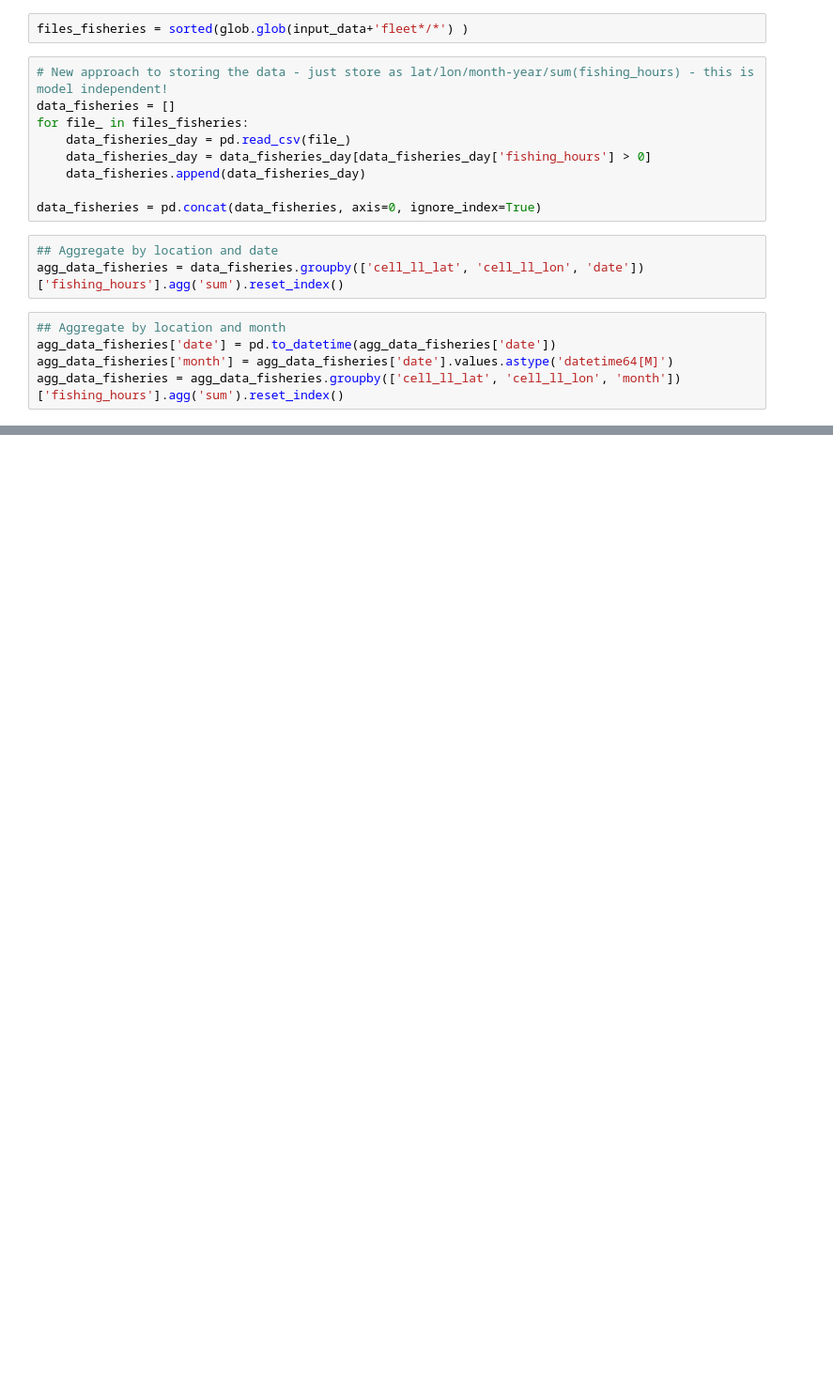
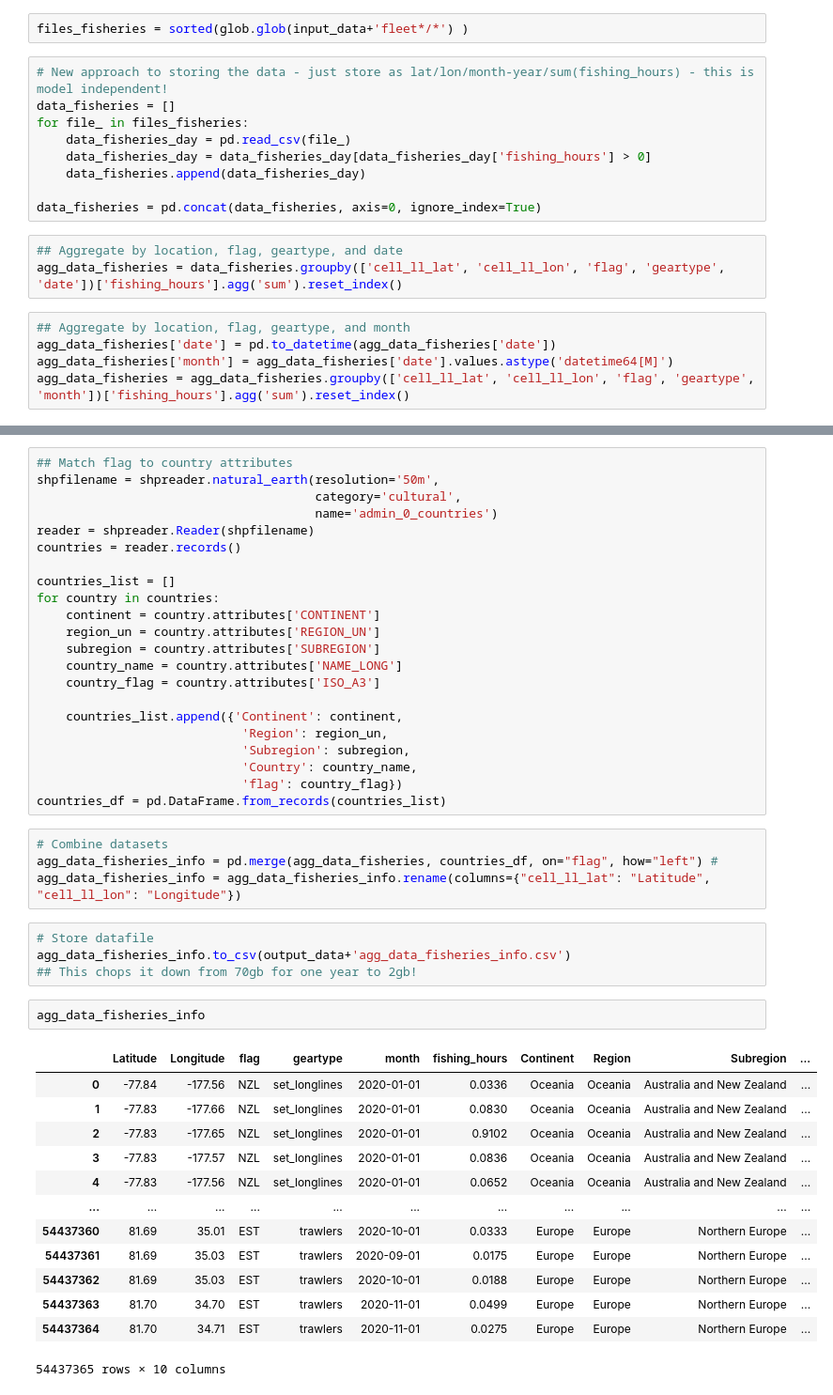
Before and after one commit to fanqi203/plasticparcels, a Jupyter notebook: src/release/create_fisheries_release.ipynb, the cells around one changed output, grey strips where cells are left out. Shown: that part at 94% size. Saved outputs shown, nothing was run; the diff lists cells and outputs as text; blank space fills up the shorter version.

```diff
--- a/src/release/create_fisheries_release.ipynb
+++ b/src/release/create_fisheries_release.ipynb
@@ -23,12 +24,12 @@ for file_ in files_fisheries:
 
 data_fisheries = pd.concat(data_fisheries, axis=0, ignore_index=True)
 # %%
-## Aggregate by location and date
-agg_data_fisheries = data_fisheries.groupby(['cell_ll_lat', 'cell_ll_lon', 'date'])['fishing_hours'].agg('sum').reset_index()
+## Aggregate by location, flag, geartype, and date
+agg_data_fisheries = data_fisheries.groupby(['cell_ll_lat', 'cell_ll_lon', 'flag', 'geartype', 'date'])['fishing_hours'].agg('sum').reset_index()
 # %%
-## Aggregate by location and month
+## Aggregate by location, flag, geartype, and month
 agg_data_fisheries['date'] = pd.to_datetime(agg_data_fisheries['date'])
 agg_data_fisheries['month'] = agg_data_fisheries['date'].values.astype('datetime64[M]')
-agg_data_fisheries = agg_data_fisheries.groupby(['cell_ll_lat', 'cell_ll_lon', 'month'])['fishing_hours'].agg('sum').reset_index()
+agg_data_fisheries = agg_data_fisheries.groupby(['cell_ll_lat', 'cell_ll_lon', 'flag', 'geartype', 'month'])['fishing_hours'].agg('sum').reset_index()
 # %%
 # Store datafile
@@ -36,0 +54,46 @@ agg_data_fisheries.to_csv(output_data+'fleet_monthly_aggregated.csv')
+# %%
+## Match flag to country attributes
+shpfilename = shpreader.natural_earth(resolution='50m',
+                                      category='cultural',
+                                      name='admin_0_countries')
+reader = shpreader.Reader(shpfilename)
+countries = reader.records()
+
+countries_list = []
+for country in countries:
+    continent = country.attributes['CONTINENT']
+    region_un = country.attributes['REGION_UN']
+    subregion = country.attributes['SUBREGION']
+    country_name = country.attributes['NAME_LONG']
+    country_flag = country.attributes['ISO_A3']
+
+    countries_list.append({'Continent': continent,
+                            'Region': region_un,
+                            'Subregion': subregion,
+                            'Country': country_name,
+                            'flag': country_flag})
+countries_df = pd.DataFrame.from_records(countries_list)
+# %%
+# Combine datasets
+agg_data_fisheries_info = pd.merge(agg_data_fisheries, countries_df, on="flag", how="left") #
+agg_data_fisheries_info = agg_data_fisheries_info.rename(columns={"cell_ll_lat": "Latitude", "cell_ll_lon": "Longitude"})
+# %%
+# Store datafile
+agg_data_fisheries_info.to_csv(output_data+'agg_data_fisheries_info.csv')
+## This chops it down from 70gb for one year to 2gb!
+# %%
+agg_data_fisheries_info
+# %% [output]
+|  | Latitude | Longitude | flag | geartype | month | fishing_hours | Continent | Region | Subregion | ... |
+| 0 | -77.84 | -177.56 | NZL | set_longlines | 2020-01-01 | 0.0336 | Oceania | Oceania | Australia and New Zealand | ... |
+| 1 | -77.83 | -177.66 | NZL | set_longlines | 2020-01-01 | 0.0830 | Oceania | Oceania | Australia and New Zealand | ... |
+| 2 | -77.83 | -177.65 | NZL | set_longlines | 2020-01-01 | 0.9102 | Oceania | Oceania | Australia and New Zealand | ... |
+| 3 | -77.83 | -177.57 | NZL | set_longlines | 2020-01-01 | 0.0836 | Oceania | Oceania | Australia and New Zealand | ... |
+| 4 | -77.83 | -177.56 | NZL | set_longlines | 2020-01-01 | 0.0652 | Oceania | Oceania | Australia and New Zealand | ... |
+| ... | ... | ... | ... | ... | ... | ... | ... | ... | ... | ... |
+| 54437360 | 81.69 | 35.01 | EST | trawlers | 2020-10-01 | 0.0333 | Europe | Europe | Northern Europe | ... |
+| 54437361 | 81.69 | 35.03 | EST | trawlers | 2020-09-01 | 0.0175 | Europe | Europe | Northern Europe | ... |
+| 54437362 | 81.69 | 35.03 | EST | trawlers | 2020-10-01 | 0.0188 | Europe | Europe | Northern Europe | ... |
+| 54437363 | 81.70 | 34.70 | EST | trawlers | 2020-11-01 | 0.0499 | Europe | Europe | Northern Europe | ... |
+| 54437364 | 81.70 | 34.71 | EST | trawlers | 2020-11-01 | 0.0275 | Europe | Europe | Northern Europe | ... |
+54437365 rows × 10 columns
```
Also changed, not shown: parts of 4 cells of this notebook, 2 other files.
